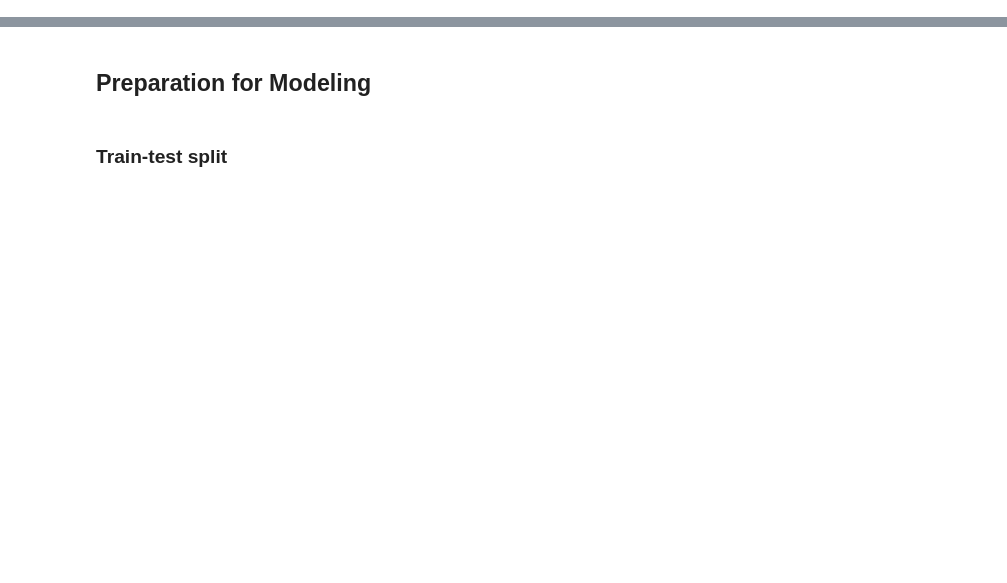
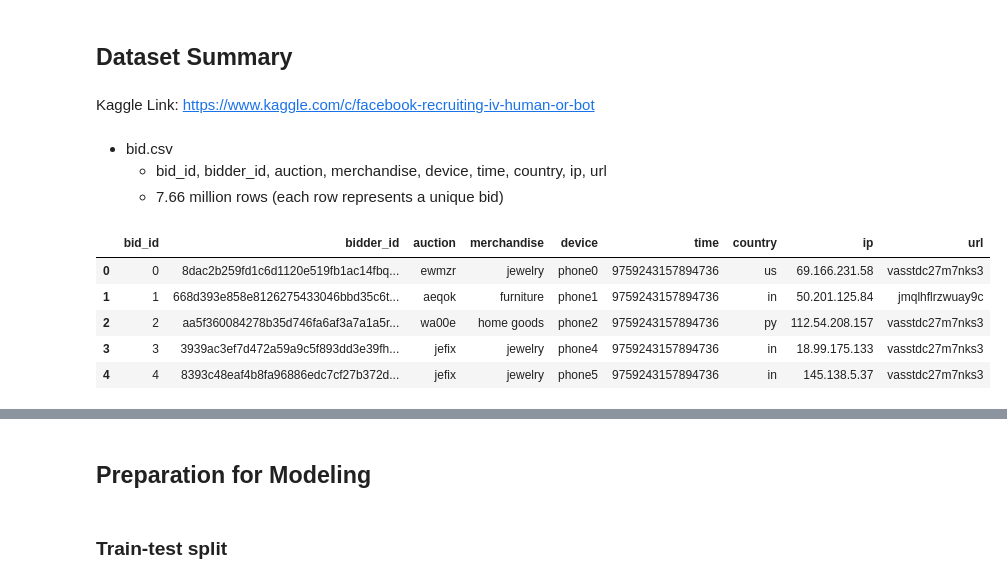
Before and after one commit to crystalxs/Human-or-Robot, a Jupyter notebook: final_project_model_present.ipynb, the cells around one changed output, grey strips where cells are left out. Saved outputs shown, nothing was run; the diff lists cells and outputs as text; code cells hidden in the pictures; blank space fills up the shorter version.

```diff
--- a/final_project_model_present.ipynb
+++ b/final_project_model_present.ipynb
@@ -58,3 +73,24 @@ from sklearn.ensemble import GradientBoostingClassifier
 
 # for random search
 from sklearn.ensemble import RandomForestClassifier
+# %%
+# load inital data
+bids = pd.read_csv("bids.csv")
+train = pd.read_csv("train.csv")
+# %% [markdown]
+## Dataset Summary
+# %% [markdown]
+Kaggle Link: https://www.kaggle.com/c/facebook-recruiting-iv-human-or-bot
+# %% [markdown]
+* bid.csv
+    * bid_id, bidder_id, auction, merchandise, device, time, country, ip, url
+    * 7.66 million rows (each row represents a unique bid)
+# %%
+bids.head()
+# %% [output]
+|  | bid_id | bidder_id | auction | merchandise | device | time | country | ip | url |
+| 0 | 0 | 8dac2b259fd1c6d1120e519fb1ac14fbq... | ewmzr | jewelry | phone0 | 9759243157894736 | us | 69.166.231.58 | vasstdc27m7nks3 |
+| 1 | 1 | 668d393e858e8126275433046bbd35c6t... | aeqok | furniture | phone1 | 9759243157894736 | in | 50.201.125.84 | jmqlhflrzwuay9c |
+| 2 | 2 | aa5f360084278b35d746fa6af3a7a1a5r... | wa00e | home goods | phone2 | 9759243157894736 | py | 112.54.208.157 | vasstdc27m7nks3 |
+| 3 | 3 | 3939ac3ef7d472a59a9c5f893dd3e39fh... | jefix | jewelry | phone4 | 9759243157894736 | in | 18.99.175.133 | vasstdc27m7nks3 |
+| 4 | 4 | 8393c48eaf4b8fa96886edc7cf27b372d... | jefix | jewelry | phone5 | 9759243157894736 | in | 145.138.5.37 | vasstdc27m7nks3 |
```
Also changed, not shown: parts of 48 cells of this notebook, 1 other file.
